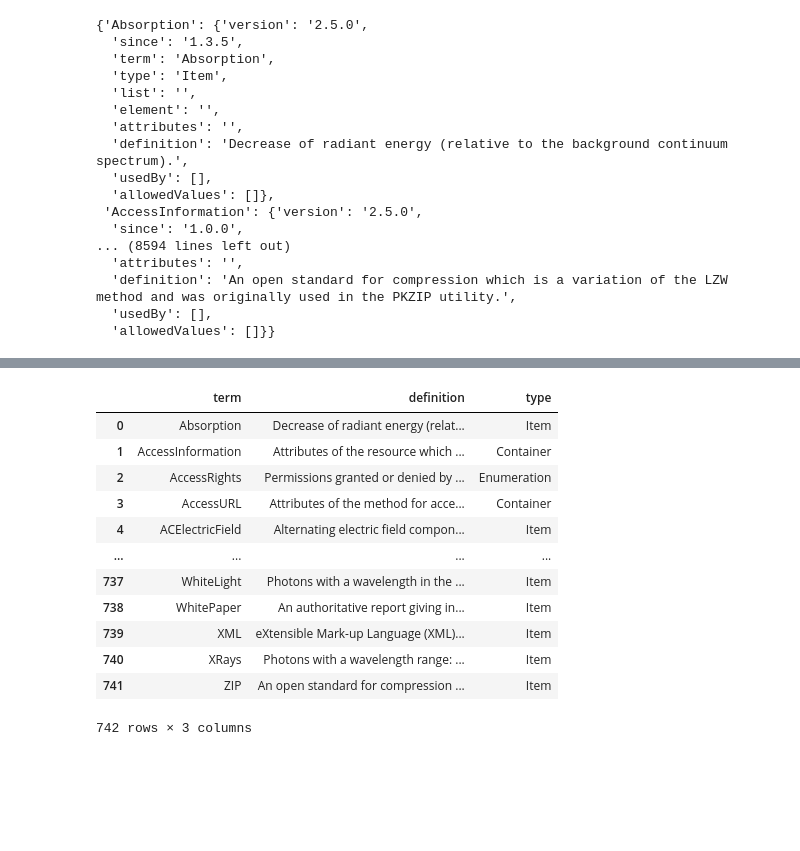
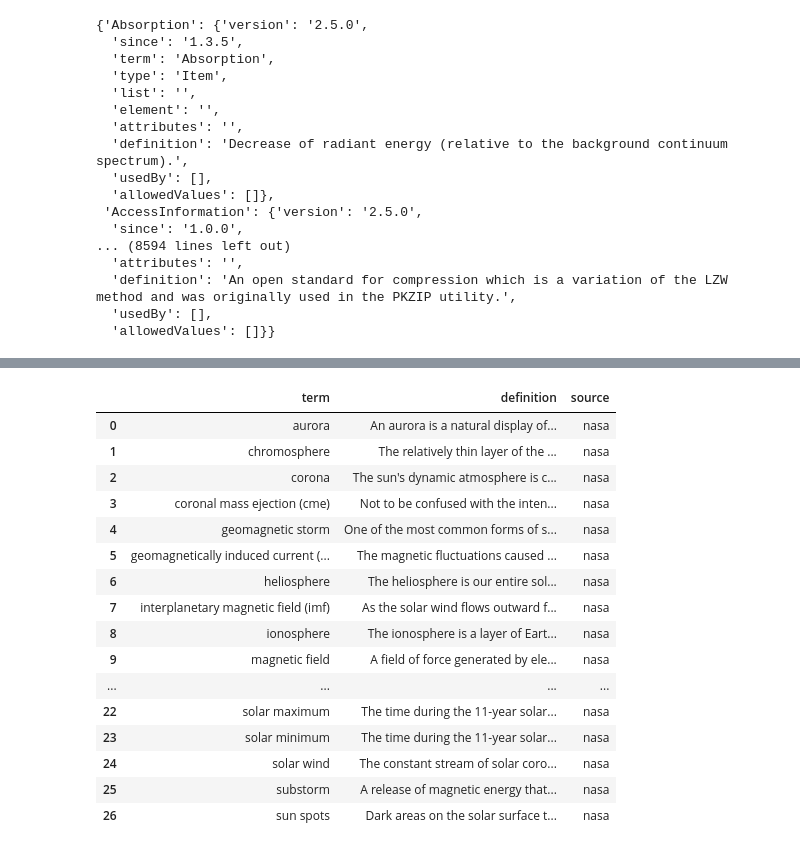
Before and after one commit to rmcgranaghan/Helio-KNOW, a Jupyter notebook: ADS_enrichment/compile_DB_existingVocabularies.ipynb, the cells around one changed output, grey strips where cells are left out. Drawn from its saved outputs; the diff is of its cells as text; code cells hidden in the pictures; blank space fills up the shorter version.

```diff
--- a/ADS_enrichment/compile_DB_existingVocabularies.ipynb
+++ b/ADS_enrichment/compile_DB_existingVocabularies.ipynb
@@ -120,18 +241,30 @@ spase_pd = pd.DataFrame({'term':term_list_spase,'definition':definition_list_spa
-# %%
-spase_pd
-# %% [output]
-|  | term | definition | type |
-| 0 | Absorption | Decrease of radiant energy (relat... | Item |
-| 1 | AccessInformation | Attributes of the resource which ... | Container |
-| 2 | AccessRights | Permissions granted or denied by ... | Enumeration |
-| 3 | AccessURL | Attributes of the method for acce... | Container |
-| 4 | ACElectricField | Alternating electric field compon... | Item |
-| ... | ... | ... | ... |
-| 737 | WhiteLight | Photons with a wavelength in the ... | Item |
-| 738 | WhitePaper | An authoritative report giving in... | Item |
-| 739 | XML | eXtensible Mark-up Language (XML)... | Item |
-| 740 | XRays | Photons with a wavelength range: ... | Item |
-| 741 | ZIP | An open standard for compression ... | Item |
-742 rows × 3 columns
 # %%
 # Read in NASA Heliophysics Vocabulary
+file_NASAhelio = 'NASA Heliophysics Vocabulary.xlsx'
+pd_NASAhelio_terms = pd.read_excel(os.path.join(directory_vocabs,file_NASAhelio))
+pd_NASAhelio_terms
+pd_NASAhelio_terms = pd_NASAhelio_terms.rename(columns={"Term": "term", "Definition":"definition"})
+pd_NASAhelio_terms
+
+pd_NASAhelio_terms['term'] = pd_NASAhelio_terms['term'].str.lower()
+pd_NASAhelio_terms['source'] = np.tile('nasa',(len(pd_NASAhelio_terms),1))
+
+pd_NASAhelio_terms
+# %% [output]
+|  | term | definition | source |
+| 0 | aurora | An aurora is a natural display of... | nasa |
+| 1 | chromosphere | The relatively thin layer of the ... | nasa |
+| 2 | corona | The sun's dynamic atmosphere is c... | nasa |
+| 3 | coronal mass ejection (cme) | Not to be confused with the inten... | nasa |
+| 4 | geomagnetic storm | One of the most common forms of s... | nasa |
+| 5 | geomagnetically induced current (... | The magnetic fluctuations caused ... | nasa |
+| 6 | heliosphere | The heliosphere is our entire sol... | nasa |
+| 7 | interplanetary magnetic field (imf) | As the solar wind flows outward f... | nasa |
+| 8 | ionosphere | The ionosphere is a layer of Eart... | nasa |
+| 9 | magnetic field | A field of force generated by ele... | nasa |
+| ... | ... | ... | ... |
+| 22 | solar maximum | The time during the 11-year solar... | nasa |
+| 23 | solar minimum | The time during the 11-year solar... | nasa |
+| 24 | solar wind | The constant stream of solar coro... | nasa |
+| 25 | substorm | A release of magnetic energy that... | nasa |
+| 26 | sun spots | Dark areas on the solar surface t... | nasa |
```
Also changed, not shown: parts of 11 cells of this notebook, 3 other files.
